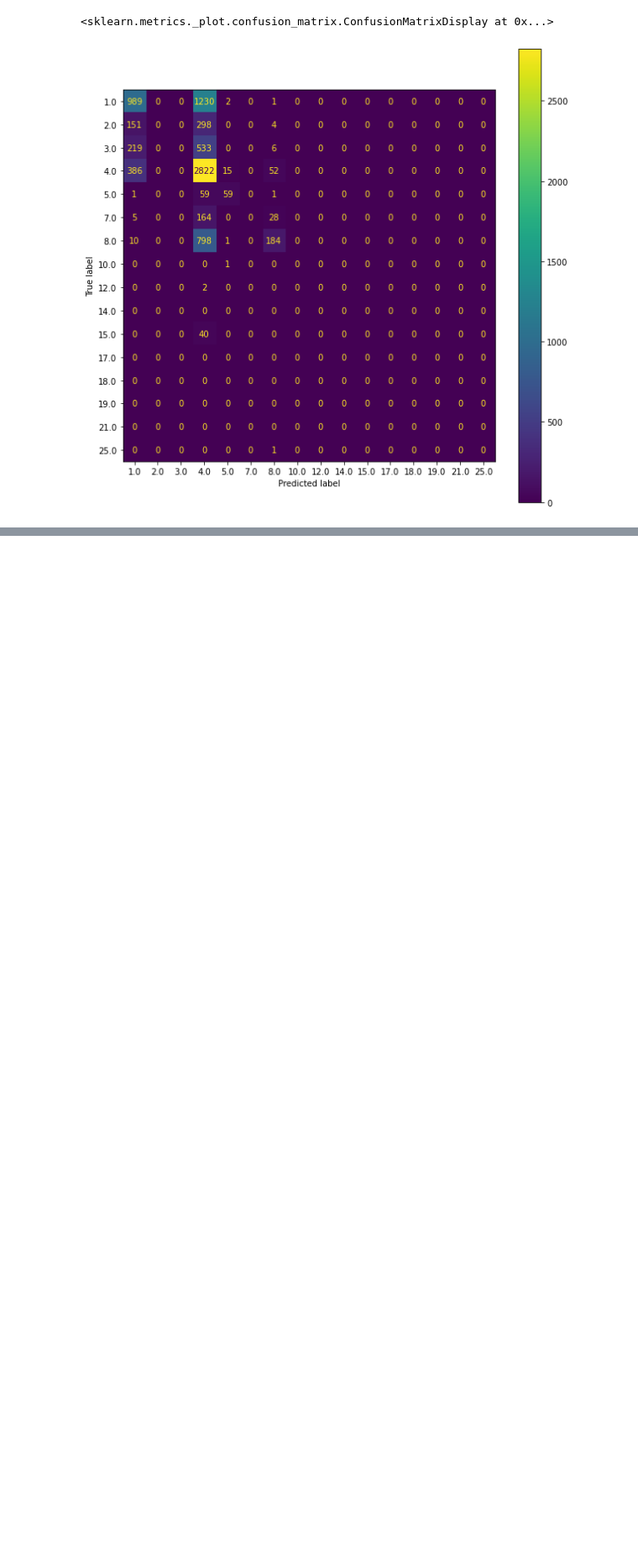
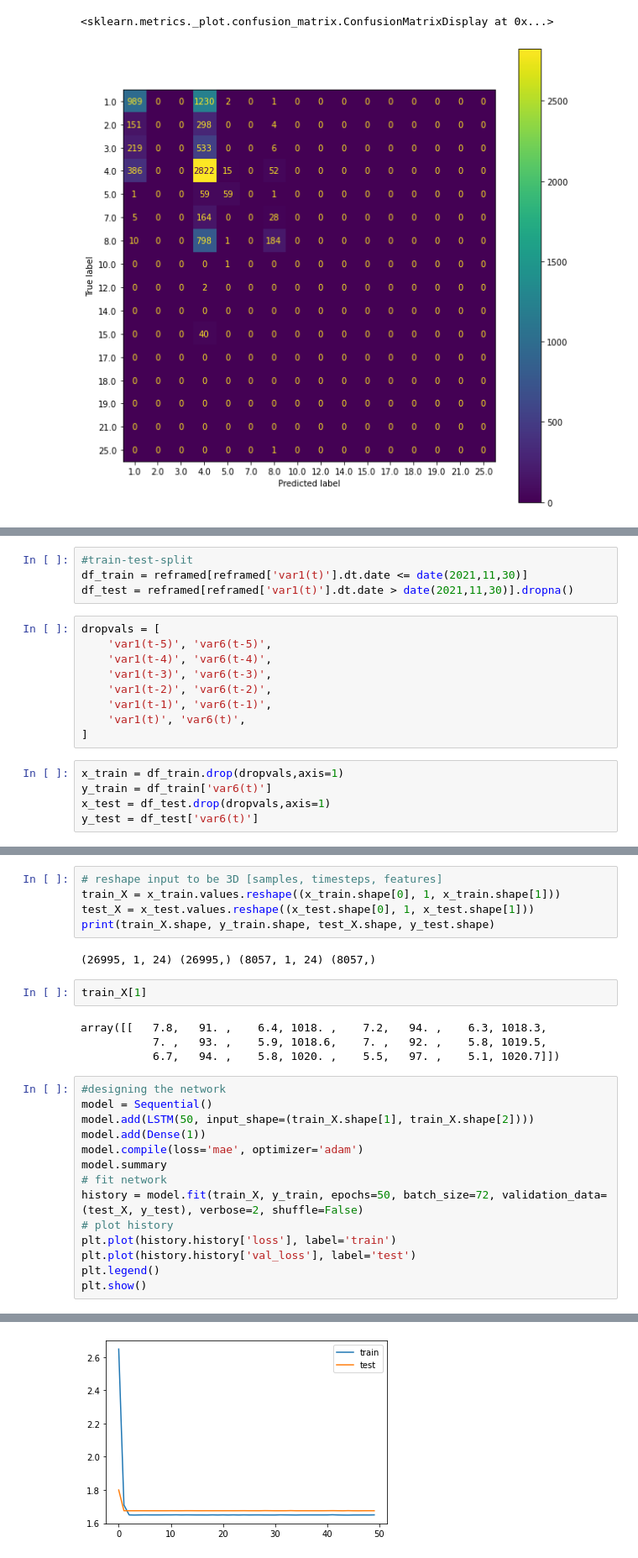
Before and after one commit to yassdenn/WeatherPrediction, a Jupyter notebook: 3_predictionModel.ipynb, the cells around one changed output, grey strips where cells are left out. Shown: that part at 84% size. Drawn from its saved outputs; the diff is of its cells as text; blank space fills up the shorter version.

Commit message:
LSTM Prediction try 1

```diff
--- a/3_predictionModel.ipynb
+++ b/3_predictionModel.ipynb
@@ -118,0 +197,18 @@ disp.plot(ax=ax)
+# %%
+#train-test-split
+df_train = reframed[reframed['var1(t)'].dt.date <= date(2021,11,30)]
+df_test = reframed[reframed['var1(t)'].dt.date > date(2021,11,30)].dropna()
+# %%
+dropvals = [
+    'var1(t-5)', 'var6(t-5)',
+    'var1(t-4)', 'var6(t-4)',
+    'var1(t-3)', 'var6(t-3)',
+    'var1(t-2)', 'var6(t-2)',
+    'var1(t-1)', 'var6(t-1)',
+    'var1(t)', 'var6(t)',
+]
+# %%
+x_train = df_train.drop(dropvals,axis=1)
+y_train = df_train['var6(t)']
+x_test = df_test.drop(dropvals,axis=1)
+y_test = df_test['var6(t)']
@@ -118,0 +231,28 @@ disp.plot(ax=ax)
+# %%
+# reshape input to be 3D [samples, timesteps, features]
+train_X = x_train.values.reshape((x_train.shape[0], 1, x_train.shape[1]))
+test_X = x_test.values.reshape((x_test.shape[0], 1, x_test.shape[1]))
+print(train_X.shape, y_train.shape, test_X.shape, y_test.shape)
+# %% [output]
+(26995, 1, 24) (26995,) (8057, 1, 24) (8057,)
+# %%
+train_X[1]
+# %% [output]
+array([[   7.8,   91. ,    6.4, 1018. ,    7.2,   94. ,    6.3, 1018.3,
+           7. ,   93. ,    5.9, 1018.6,    7. ,   92. ,    5.8, 1019.5,
+           6.7,   94. ,    5.8, 1020. ,    5.5,   97. ,    5.1, 1020.7]])
+# %%
+#designing the network
+model = Sequential()
+model.add(LSTM(50, input_shape=(train_X.shape[1], train_X.shape[2])))
+model.add(Dense(1))
+model.compile(loss='mae', optimizer='adam')
+model.summary
+# fit network
+history = model.fit(train_X, y_train, epochs=50, batch_size=72, validation_data=(test_X, y_test), verbose=2, shuffle=False)
+# plot history
+plt.plot(history.history['loss'], label='train')
+plt.plot(history.history['val_loss'], label='test')
+plt.legend()
+plt.show()
+# %% [output]
@@ -118,0 +276 @@ disp.plot(ax=ax)
+[figure, added]
```
Also changed, not shown: parts of 15 cells of this notebook, 2 other files.
